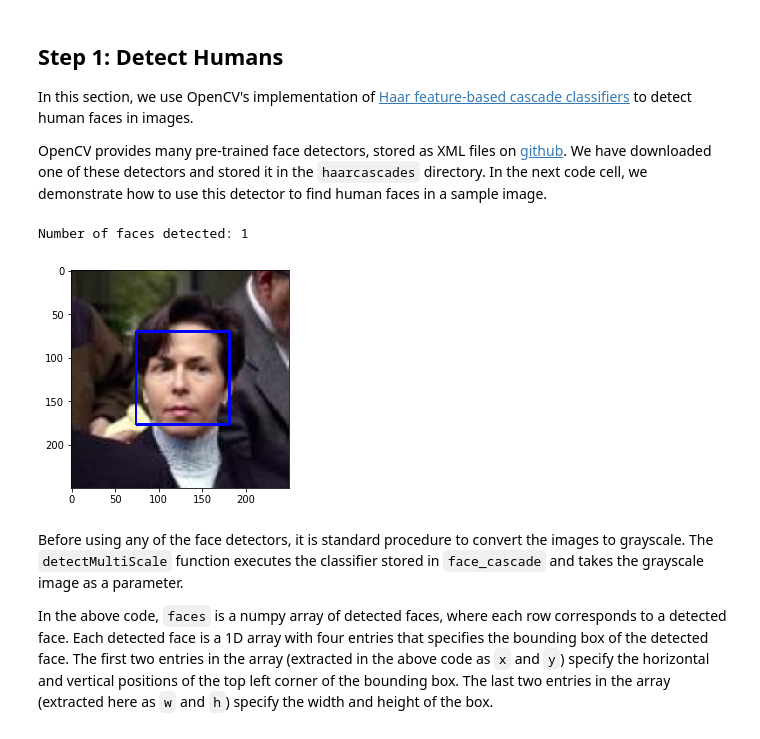
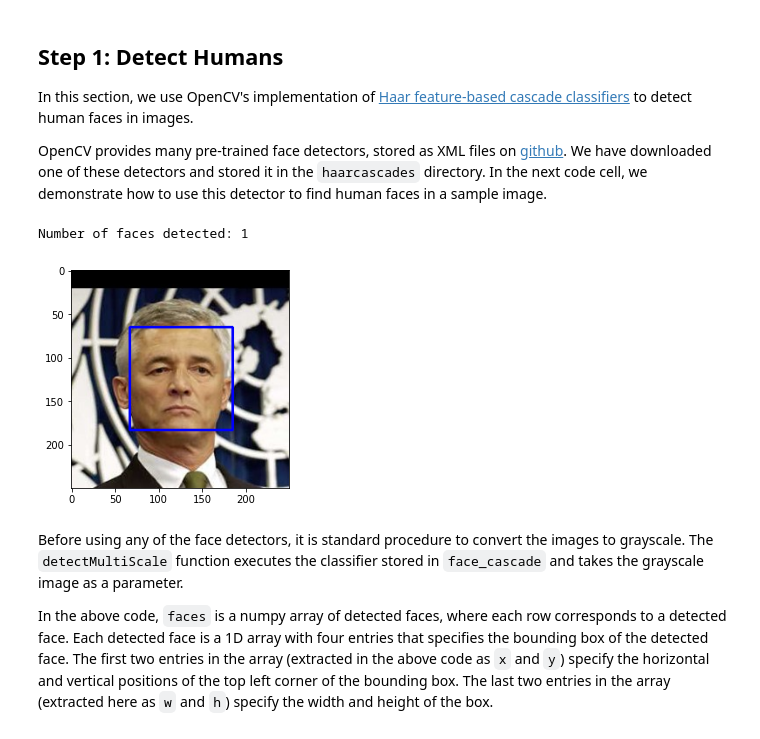
Before and after one commit to albert-kuc/Dog-Breed-Classifier, a Jupyter notebook: dog_app.ipynb, the cells around one changed output. Saved outputs shown, nothing was run; the diff lists cells and outputs as text; code cells hidden in the pictures.

Commit message:
Updated Step 0 and Step 1 sections in dog_app
Created "Datasets overview" section.
Created display_img_from_patch().

Created display_face_detector().
Updated "Assess the Human Face Detector" section.

```diff
--- a/dog_app.ipynb
+++ b/dog_app.ipynb
@@ -78,39 +212,45 @@ In this section, we use OpenCV's implementation of [Haar feature-based cascade c
 
 OpenCV provides many pre-trained face detectors, stored as XML files on [github](https://github.com/opencv/opencv/tree/master/data/haarcascades).  We have downloaded one of these detectors and stored it in the `haarcascades` directory.  In the next code cell, we demonstrate how to use this detector to find human faces in a sample image.
 # %%
-import cv2
-import matplotlib.pyplot as plt
-%matplotlib inline
-
 # extract pre-trained face detector
 face_cascade = cv2.CascadeClassifier('haarcascades/haarcascade_frontalface_alt.xml')
 
+def display_face_detector(img_path):
+    """
+    Read image from img_path and use face_detection to recognize faces.
+    Print the number of faces detected and display image with the faces marked.
+    """
+    # load color (BGR) image
+    img = cv2.imread(img_path)
+
+    # convert BGR image to grayscale
+    img_gray = cv2.cvtColor(img, cv2.COLOR_BGR2GRAY)
+
+    # find faces in image
+    faces = face_cascade.detectMultiScale(img_gray)
+
+    # print number of faces detected in the image
+    print('Number of faces detected:', len(faces))
+
+    # get bounding box for each detected face
+    for (x,y,w,h) in faces:
+        # add bounding box to color image
+        cv2.rectangle(img,(x,y),(x+w,y+h),(255,0,0),2)
+
+    # convert BGR image to RGB for plotting
+    cv_rgb = cv2.cvtColor(img, cv2.COLOR_BGR2RGB)
+
+    # display the image, along with bounding box
+    plt.figure()
+    plt.imshow(cv_rgb)
+    plt.show()
+
+
 # load color (BGR) image
-img = cv2.imread(human_files[100])
-
-# convert BGR image to grayscale
-gray = cv2.cvtColor(img, cv2.COLOR_BGR2GRAY)
-
-# find faces in image
-faces = face_cascade.detectMultiScale(gray)
-
-# print number of faces detected in the image
-print('Number of faces detected:', len(faces))
-
-# get bounding box for each detected face
-for (x,y,w,h) in faces:
-    # add bounding box to color image
-    cv2.rectangle(img,(x,y),(x+w,y+h),(255,0,0),2)
-
-# convert BGR image to RGB for plotting
-cv_rgb = cv2.cvtColor(img, cv2.COLOR_BGR2RGB)
-
-# display the image, along with bounding box
-plt.imshow(cv_rgb)
-plt.show()
+display_face_detector(human_files[87])
 # %% [output]
 Number of faces detected: 1
-[figure, old version]
+[figure, new version]
 # %% [markdown]
 Before using any of the face detectors, it is standard procedure to convert the images to grayscale.  The `detectMultiScale` function executes the classifier stored in `face_cascade` and takes the grayscale image as a parameter.
 
```
Also changed, not shown: parts of 22 cells of this notebook.
